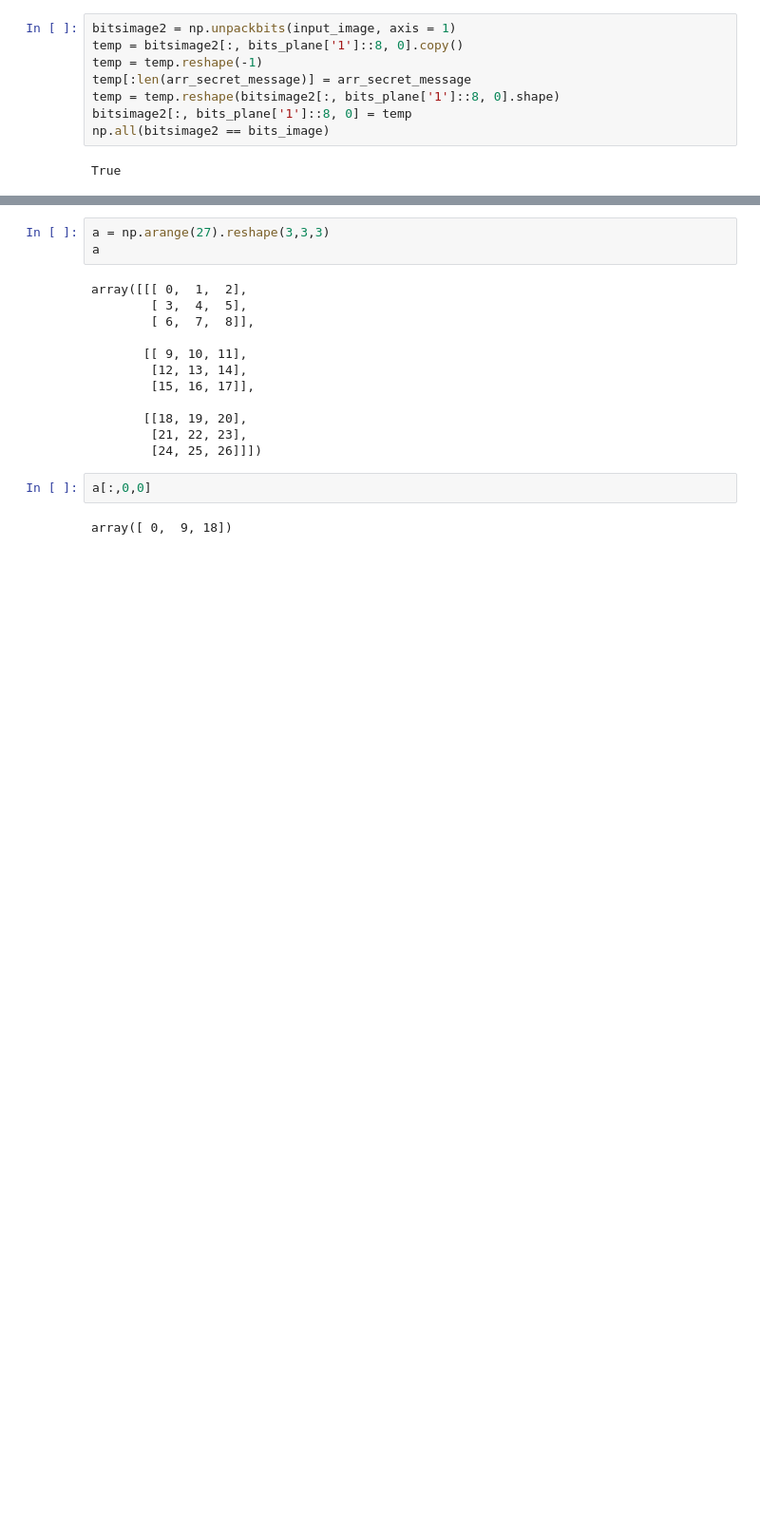
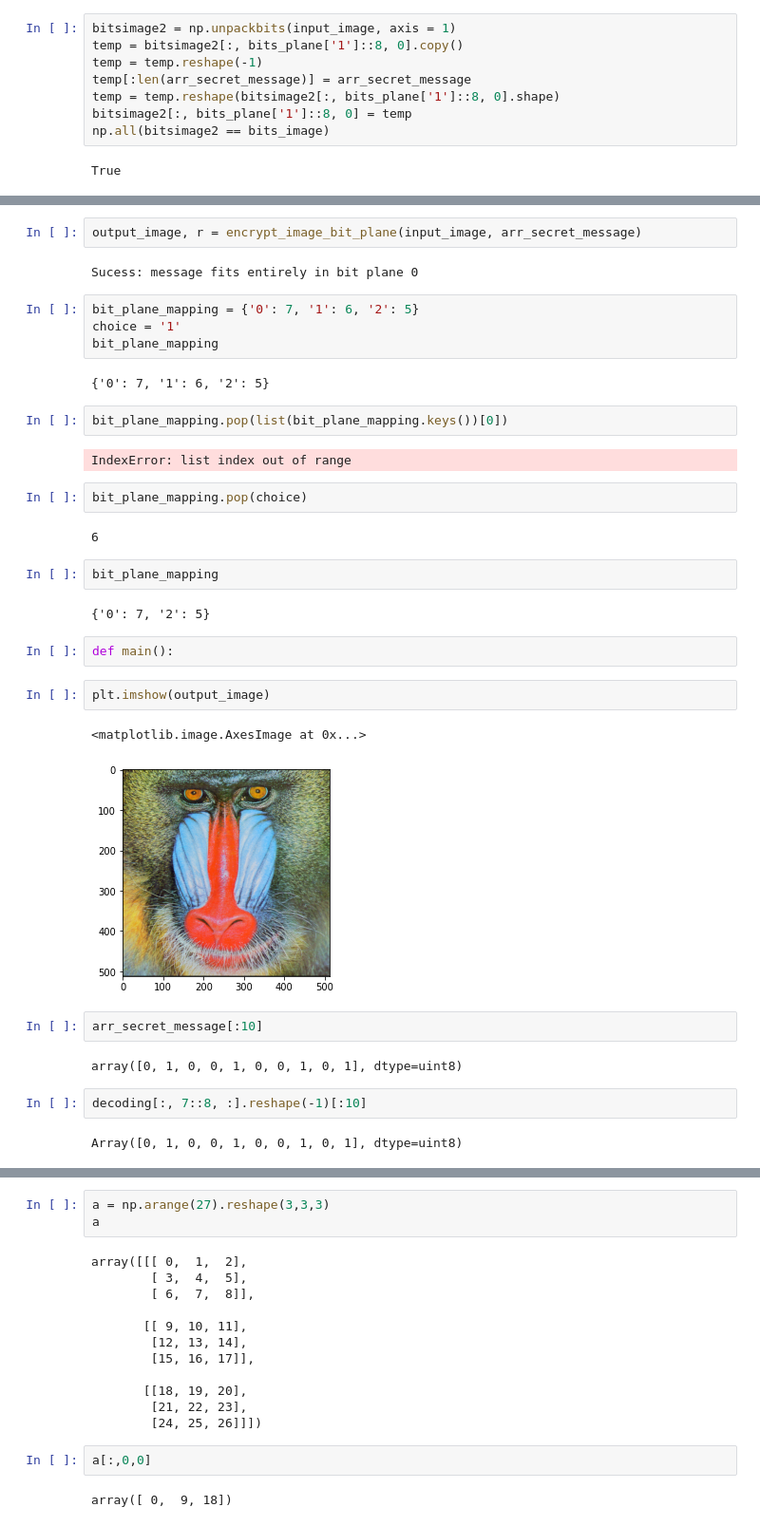
Before and after one commit to andreigor/SimpleSteganography, a Jupyter notebook: exp_table.ipynb, the cells around one changed output, grey strips where cells are left out. Shown: that part at 95% size. Saved outputs shown, nothing was run; the diff lists cells and outputs as text; blank space fills up the shorter version.

Commit message:
feat: finished codificar.py main features

```diff
--- a/exp_table.ipynb
+++ b/exp_table.ipynb
@@ -248,0 +296,37 @@ True
+# %%
+output_image, r = encrypt_image_bit_plane(input_image, arr_secret_message)
+# %% [output]
+Sucess: message fits entirely in bit plane 0
+# %%
+bit_plane_mapping = {'0': 7, '1': 6, '2': 5}
+choice = '1'
+bit_plane_mapping
+# %% [output]
+{'0': 7, '1': 6, '2': 5}
+# %%
+bit_plane_mapping.pop(list(bit_plane_mapping.keys())[0])
+# %% [output]
+IndexError: list index out of range
+# %%
+bit_plane_mapping.pop(choice)
+# %% [output]
+6
+# %%
+bit_plane_mapping
+# %% [output]
+{'0': 7, '2': 5}
+# %%
+def main():
+# %%
+plt.imshow(output_image)
+# %% [output]
+<matplotlib.image.AxesImage at 0x...>
+[figure, added]
+# %%
+arr_secret_message[:10]
+# %% [output]
+array([0, 1, 0, 0, 1, 0, 0, 1, 0, 1], dtype=uint8)
+# %%
+decoding[:, 7::8, :].reshape(-1)[:10]
+# %% [output]
+Array([0, 1, 0, 0, 1, 0, 0, 1, 0, 1], dtype=uint8)
```
Also changed, not shown: parts of 7 cells of this notebook, 1 other file.
